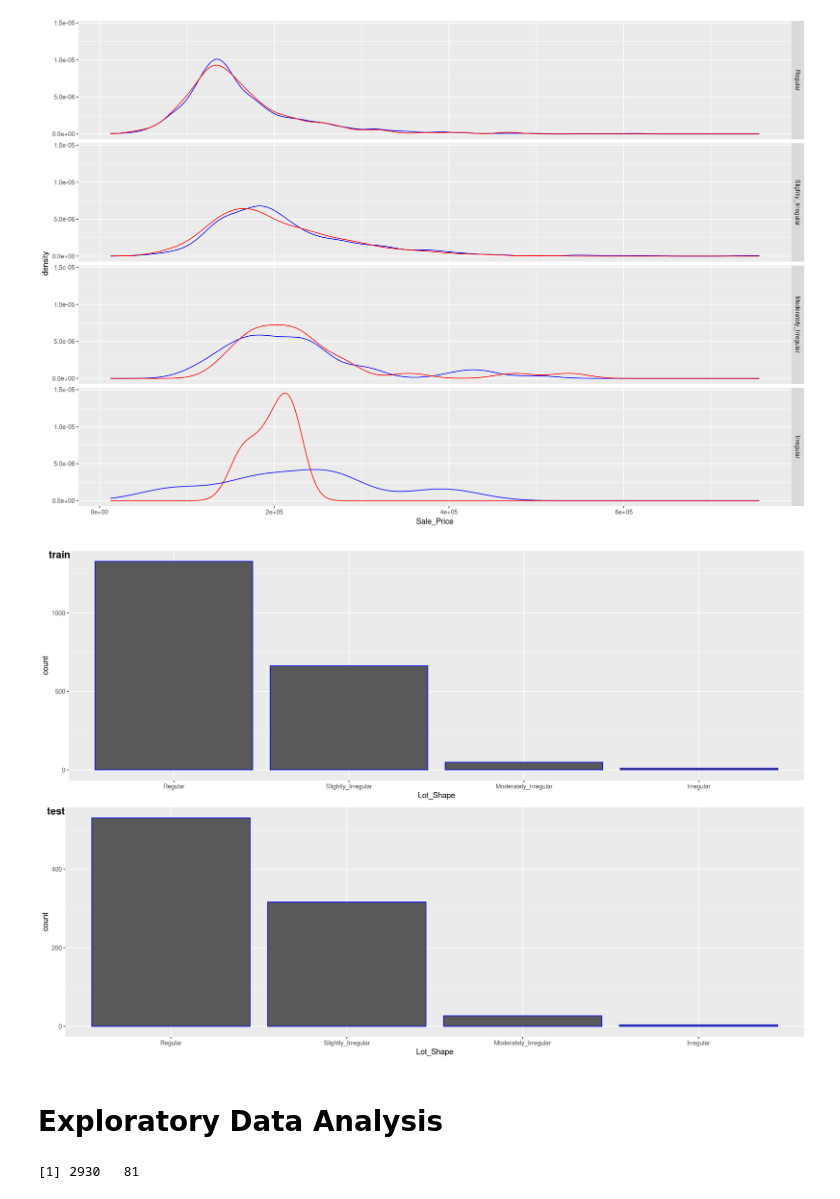
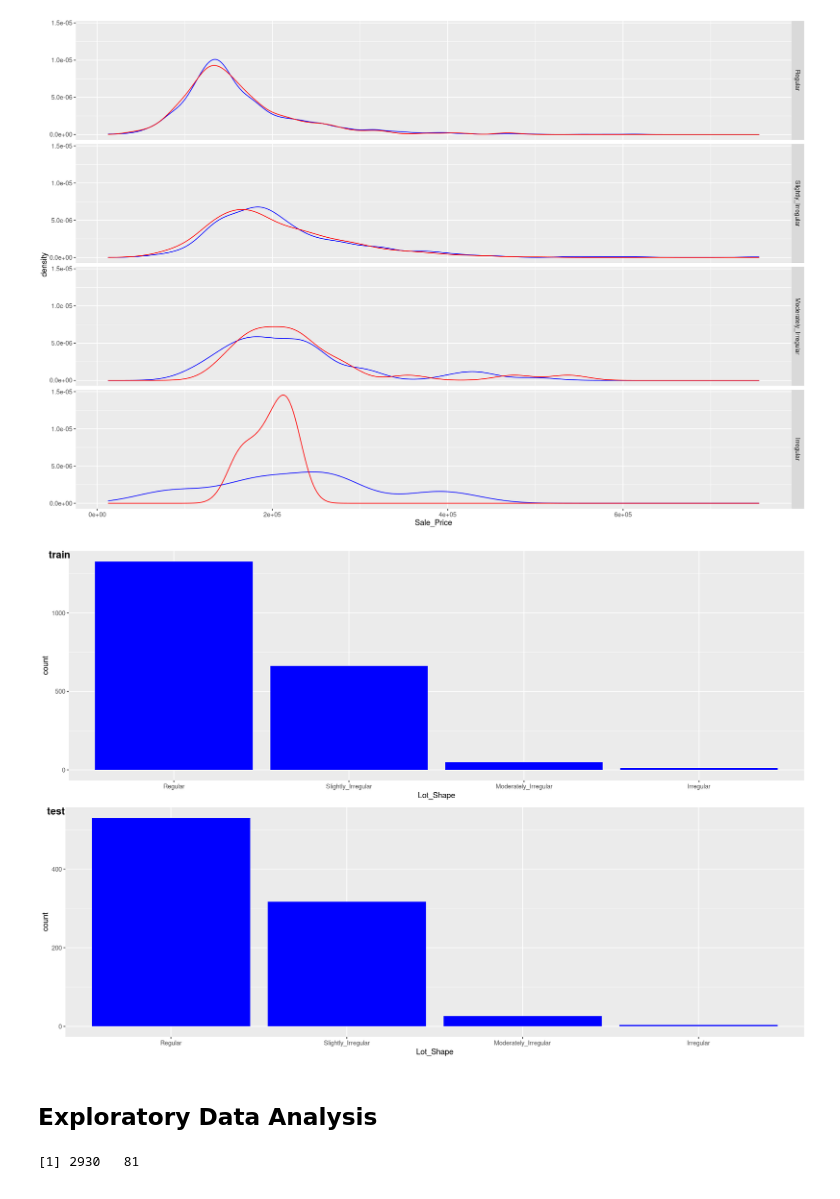
Before and after one commit to creyesp/r-course, a Jupyter notebook: notebooks/Lab1_lm_regresion_classification.ipynb, the cells around one changed output. Drawn from its saved outputs; the diff is of its cells as text; code cells hidden in the pictures.

```diff
--- a/notebooks/Lab1_regresion.ipynb
+++ b/notebooks/Lab1_lm_regresion_classification.ipynb
@@ -139,14 +152,14 @@ ggplot() +
 [figure]
 # %%
 fig1 = ggplot() +
-    geom_bar(data=train_caret, aes(x=Lot_Shape), color='blue')
+    geom_bar(data=train_caret, aes(x=Lot_Shape), fill='blue')
 fig2 = ggplot() +
-    geom_bar(data=test_caret, aes(x=Lot_Shape), color='blue')
+    geom_bar(data=test_caret, aes(x=Lot_Shape), fill='blue')
 ggarrange(fig1, fig2, labels = c("train", "test"), ncol = 1, nrow = 2)
 # %% [output]
-[figure, old version]
+[figure, new version]
 # %% [markdown]
-# Exploratory Data Analysis
+## Exploratory Data Analysis
 # %%
 # initial dimension
 dim(ames)
```
Also changed, not shown: parts of 63 cells of this notebook, 4 other files.
